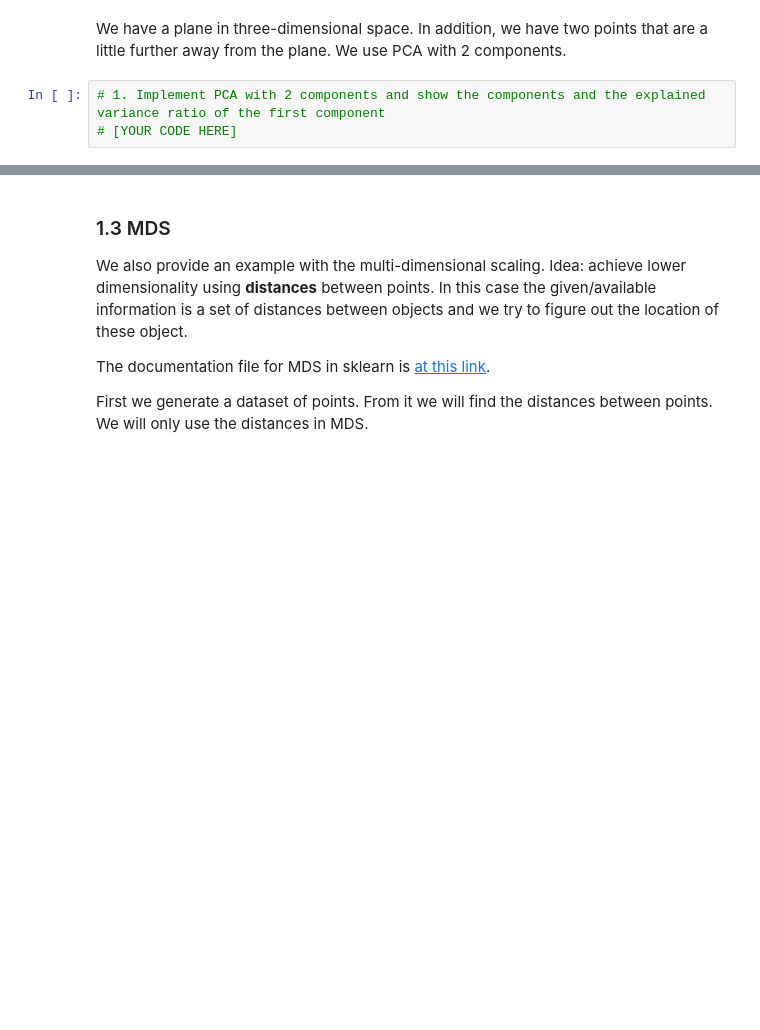
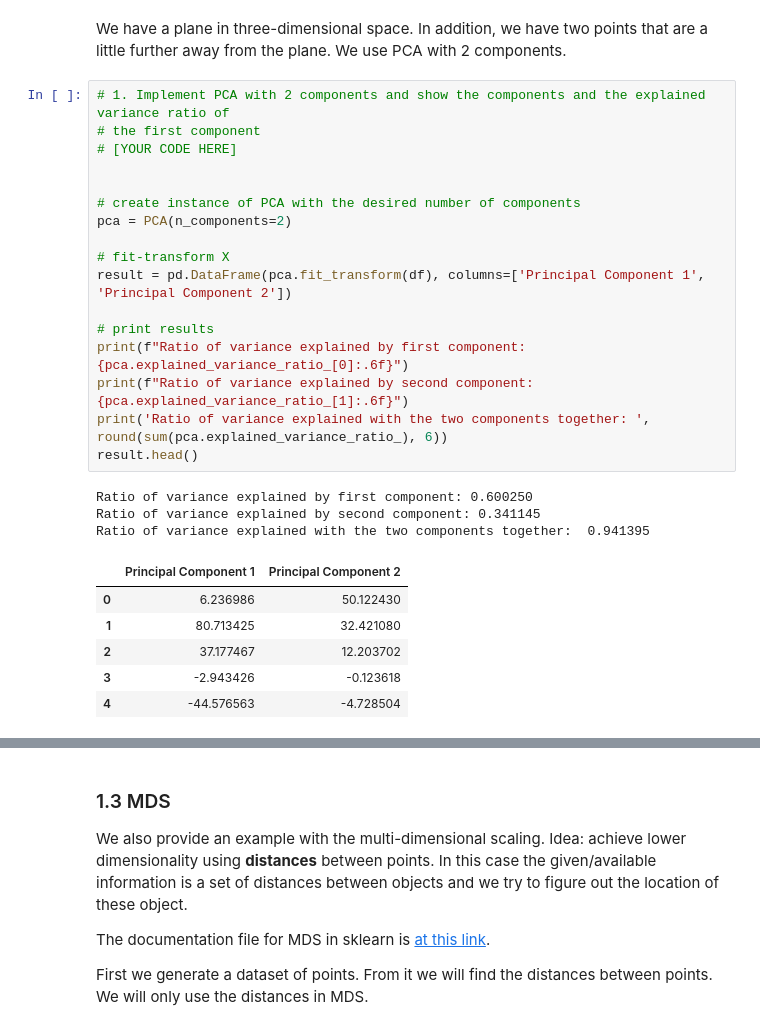
Before and after one commit to michalis0/DataScience_and_MachineLearning, a Jupyter notebook: week10/Dimensionality_reduction.ipynb, the cells around one changed output, grey strips where cells are left out. Cells and saved outputs as stored; diff of their text form; blank space fills up the shorter version.

```diff
--- a/week10/Dimensionality_reduction.ipynb
+++ b/week10/Dimensionality_reduction.ipynb
@@ -232,9 +232,33 @@ plt.show()
 [figure]
 # %% [markdown]
 We have a plane in three-dimensional space. In addition, we have two points that are a little further away from the plane. We use PCA with 2 components.
-# %%
-# 1. Implement PCA with 2 components and show the components and the explained variance ratio of the first component
-# [YOUR CODE HERE]
+# %%
+# 1. Implement PCA with 2 components and show the components and the explained variance ratio of
+# the first component
+# [YOUR CODE HERE]
+
+
+# create instance of PCA with the desired number of components
+pca = PCA(n_components=2)
+
+# fit-transform X
+result = pd.DataFrame(pca.fit_transform(df), columns=['Principal Component 1', 'Principal Component 2'])
+
+# print results
+print(f"Ratio of variance explained by first component: {pca.explained_variance_ratio_[0]:.6f}")
+print(f"Ratio of variance explained by second component: {pca.explained_variance_ratio_[1]:.6f}")
+print('Ratio of variance explained with the two components together: ', round(sum(pca.explained_variance_ratio_), 6))
+result.head()
+# %% [output]
+Ratio of variance explained by first component: 0.600250
+Ratio of variance explained by second component: 0.341145
+Ratio of variance explained with the two components together:  0.941395
+|  | Principal Component 1 | Principal Component 2 |
+| 0 | 6.236986 | 50.122430 |
+| 1 | 80.713425 | 32.421080 |
+| 2 | 37.177467 | 12.203702 |
+| 3 | -2.943426 | -0.123618 |
+| 4 | -44.576563 | -4.728504 |
 # %%
 # 2. Plot the two components using a scatter plot. What do you observe?
 # [YOUR CODE HERE]
```
Also changed, not shown: parts of 18 cells of this notebook.
